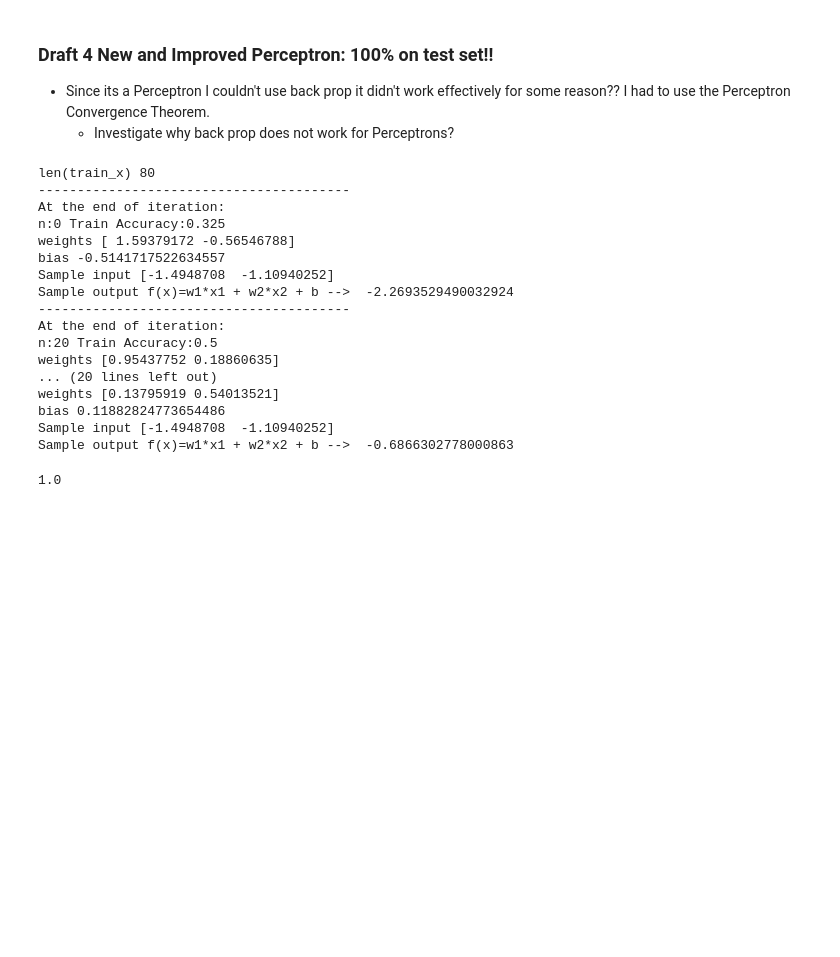
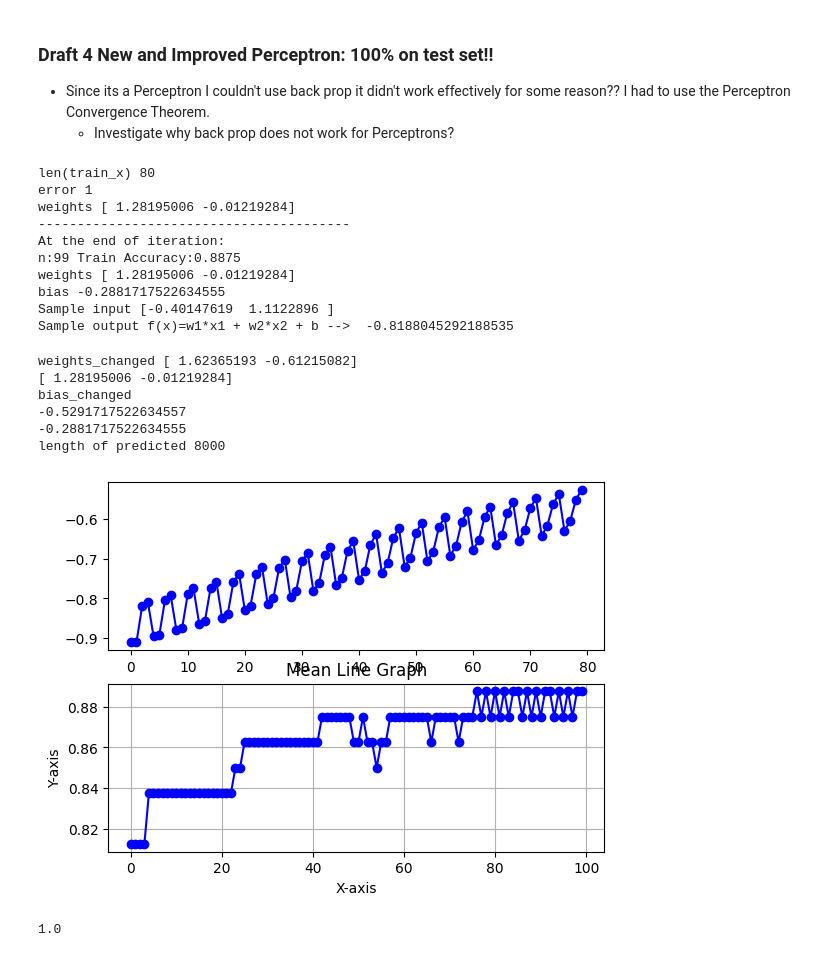
Before and after one commit to AndrewstheBuilder/FromScratch_NeuralNetworks, a Jupyter notebook: MultiLayerPerceptron_FromScratch.ipynb, the cells around one changed output. Drawn from its saved outputs; the diff is of its cells as text; code cells hidden in the pictures; blank space fills up the shorter version.

Commit message:
The weight adjustment is proportional to the error and the size of the input. Done with messing with draft 4 I think...

```diff
--- a/MultiLayerPerceptron_FromScratch.ipynb
+++ b/MultiLayerPerceptron_FromScratch.ipynb
@@ -341,6 +343,10 @@ iterations = 100
 lr = 0.001
 points = []
 predicted = []
+raw_predicted = []
+weights_changed = []
+bias_changed = []
+accuracy = []
 for n in range(iterations):
   correct = 0
   for i in range(m):
@@ -350,16 +356,25 @@ for n in range(iterations):
     output_relu = relu(output)
     # Perform Loss Calculation
     error = (train_y[i] - output_relu)
+    raw_predicted.append(output)
+    # predicted.append(output_relu)
     if(error<0.5 and error > -0.5):
       correct += 1
     if(n == iterations-1):
       points.append(train_x[i])
       predicted.append(output_relu)
-    # Perform Perceptron Convergence Theorem
-    weights[0] += lr*error*x1
-    weights[1] += lr*error*x2
+    # Perform Perceptron Convergence Theorem for Learning
+    # Instead of backpropagation!
+    weights[0] += lr*error *x1
+    weights[1] += lr*error *x2
     bias += lr*error
-  if(n%20 == 0 or n-1 == iterations):
+    if(error != 0):
+      weights_changed.append(copy.deepcopy(weights))
+      bias_changed.append(bias)
+  accuracy.append(correct/m)
+  if(n == iterations-1):
+    print('error',error)
+    print('weights',weights)
     print('----'*10)
     print('At the end of iteration:')
     print('n:'+str(n)+' Train Accuracy:'+str(correct/m))
@@ -372,22 +387,51 @@ points = np.array(points)
 predicted = np.array(predicted)
 # %% [output]
 len(train_x) 80
+error 1
+weights [ 1.28195006 -0.01219284]
 ----------------------------------------
 At the end of iteration:
-n:0 Train Accuracy:0.325
-weights [ 1.59379172 -0.56546788]
-bias -0.5141717522634557
-Sample input [-1.4948708  -1.10940252]
-Sample output f(x)=w1*x1 + w2*x2 + b -->  -2.2693529490032924
-----------------------------------------
-At the end of iteration:
-n:20 Train Accuracy:0.5
-weights [0.95437752 0.18860635]
-... (20 lines left out)
-weights [0.13795919 0.54013521]
-bias 0.11882824773654486
-Sample input [-1.4948708  -1.10940252]
-Sample output f(x)=w1*x1 + w2*x2 + b -->  -0.6866302778000863
+n:99 Train Accuracy:0.8875
+weights [ 1.28195006 -0.01219284]
+bias -0.2881717522634555
+Sample input [-0.40147619  1.1122896 ]
+Sample output f(x)=w1*x1 + w2*x2 + b -->  -0.8188045292188535
+# %%
+print('weights_changed', weights_changed[0])
+print(weights_changed[len(weights_changed)-1])
+print('bias_changed')
+print(bias_changed[0])
+print(bias_changed[len(bias_changed)-1])
+print('length of predicted',len(raw_predicted))
+
+x = list(range(80))
+y = [np.mean(raw_predicted[i:i+100]) for i in range(0, len(raw_predicted), 100)]
+
+# Create the plot
+plt.subplot(2,1,1)
+# plt.figure(figsize=(10, 6))
+plt.plot(x, y, marker='o', linestyle='-', color='b')
+
+plt.subplot(2,1,2)
+x = list(range(100))
+plt.plot(x, accuracy, marker='o', linestyle='-', color='b')
+
+# Add title and labels
+plt.title('Mean Line Graph')
+plt.xlabel('X-axis')
+plt.ylabel('Y-axis')
+
+# Show the plot
+plt.grid(True)
+plt.show()
+# %% [output]
+weights_changed [ 1.62365193 -0.61215082]
+[ 1.28195006 -0.01219284]
+bias_changed
+-0.5291717522634557
+-0.2881717522634555
+length of predicted 8000
+[figure, added]
 # %%
 # Test on test set
 m_test = len(test_x)
```
Also changed, not shown: parts of 9 cells of this notebook.
